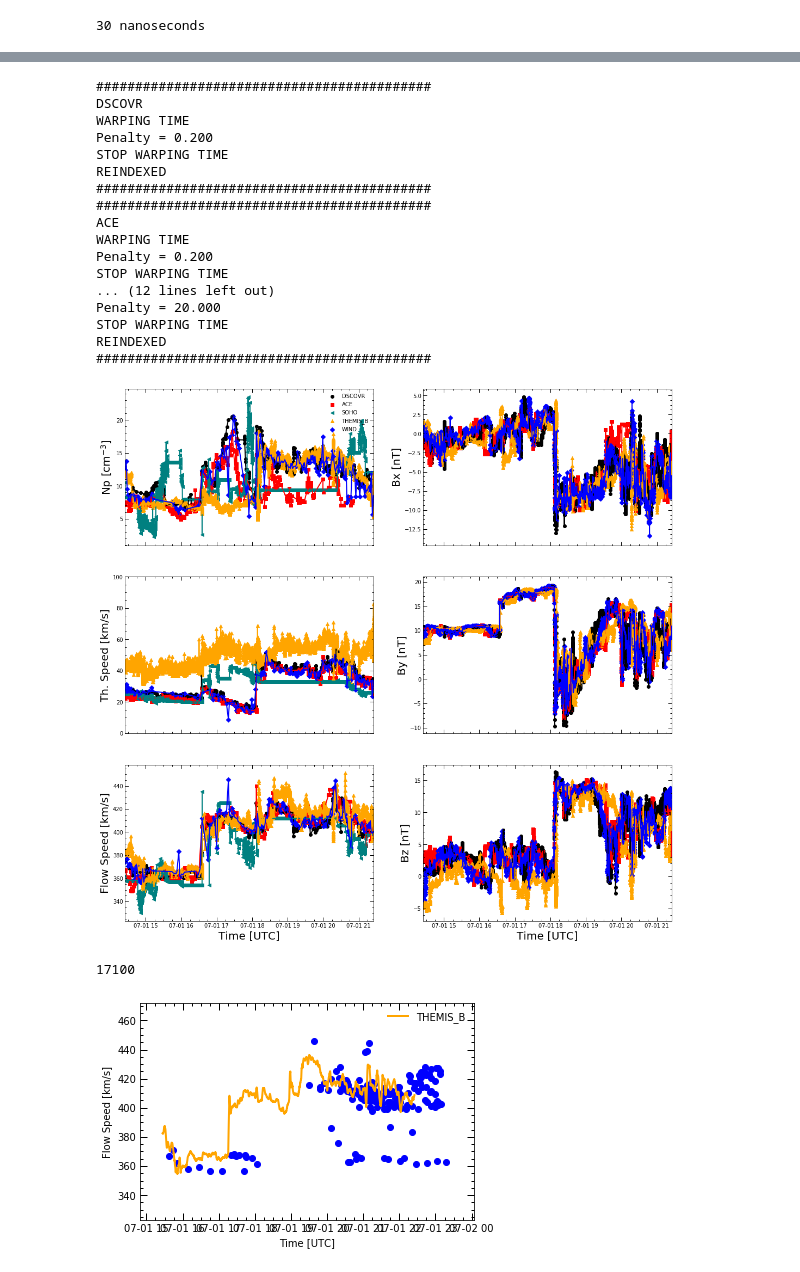
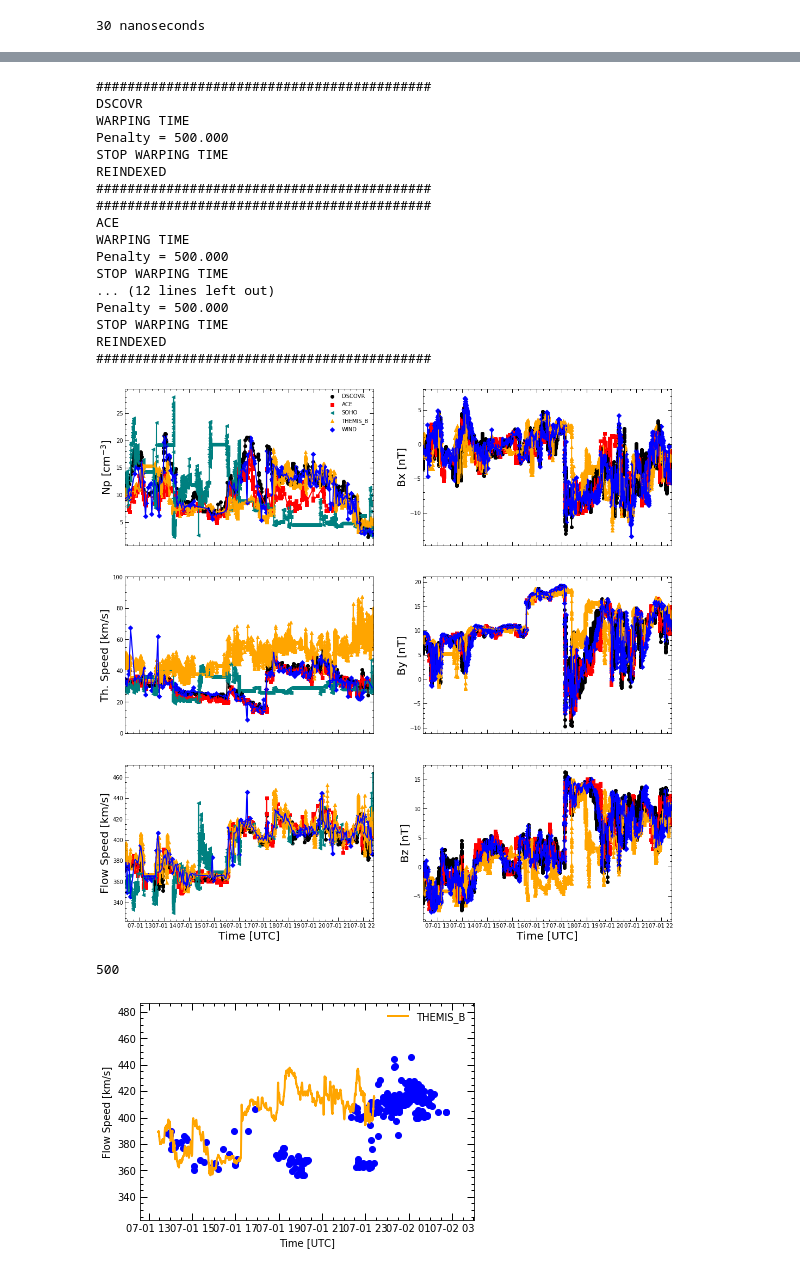
Before and after one commit to jprchlik/solar_wind_jets, a Jupyter notebook: code/dtw_example_agu_2018.ipynb, the cells around one changed output, grey strips where cells are left out. Saved outputs shown, nothing was run; the diff lists cells and outputs as text; code cells hidden in the pictures.

```diff
--- a/code/dtw_example_agu_2018.ipynb
+++ b/code/dtw_example_agu_2018.ipynb
@@ -418,8 +358,8 @@ print(np.median(my_dtw2.plsm['SOHO'].time_dt_pls[my_dtw2.plsm['SOHO'].time_dt_pl
 # %%
 #For the 2017/07/01 event
 twind3 = pd.to_datetime('2017/07/01 16:55:03')
-start_t3 = dfmt.format(twind3-2.5*window)
-end_t3 = dfmt.format(twind3+4.5*window)
+start_t3 = dfmt.format(twind3-4.5*window)
+end_t3 = dfmt.format(twind3+5.5*window)
 my_dtw3 = mtr.dtw_plane(start_t3,end_t3,nproc=4,penalty=True,events=7,earth_craft=['THEMIS_B'],par=['Bt'])
 my_dtw3.init_read()
 # %% [output]
@@ -455,34 +395,35 @@ See the caveats in the documentation: http://pandas.pydata.org/pandas-docs/stabl
 # %%
 #Do not use multi parm Single parameter solution works better
 my_dtw3.penalty = True
-my_dtw3.speed_pen=20
+my_dtw3.speed_pen=500
+my_dtw3.mag_pen=500
 my_dtw3.dtw()
 # %% [output]
 ###########################################
 DSCOVR
 WARPING TIME
-Penalty = 0.200
+Penalty = 500.000
 STOP WARPING TIME
 REINDEXED
 ###########################################
 ###########################################
 ACE
 WARPING TIME
-Penalty = 0.200
+Penalty = 500.000
 STOP WARPING TIME
 ... (12 lines left out)
-Penalty = 20.000
+Penalty = 500.000
 STOP WARPING TIME
 REINDEXED
 ###########################################
-[figure, old version]
+[figure, new version]
 # %%
-my_dtw3.events = 6*my_dtw2.plsm['Wind'].shape[0]
+my_dtw3.events = 500
 print(my_dtw3.events)
 my_dtw3.pred_earth()
 # %% [output]
-17100
+500
-[figure, old version]
+[figure, new version]
 # %%
 reload(mtr)
 #Create plot comparing OMNI and plane solution
```
Also changed, not shown: parts of 12 cells of this notebook.
